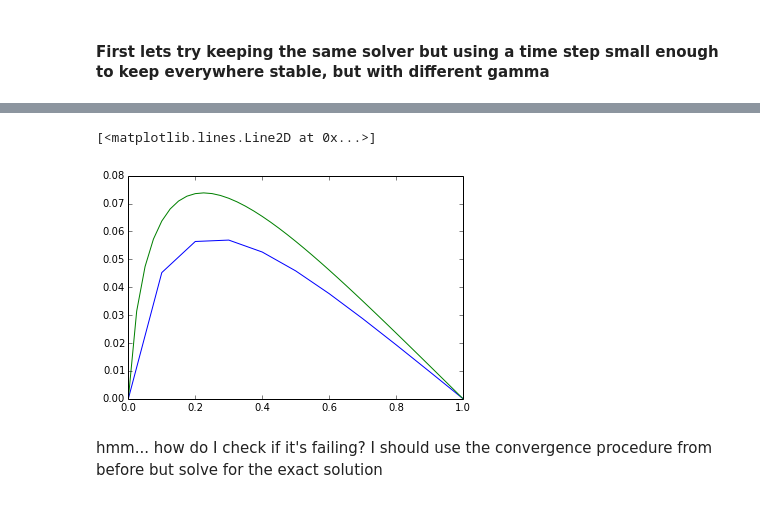
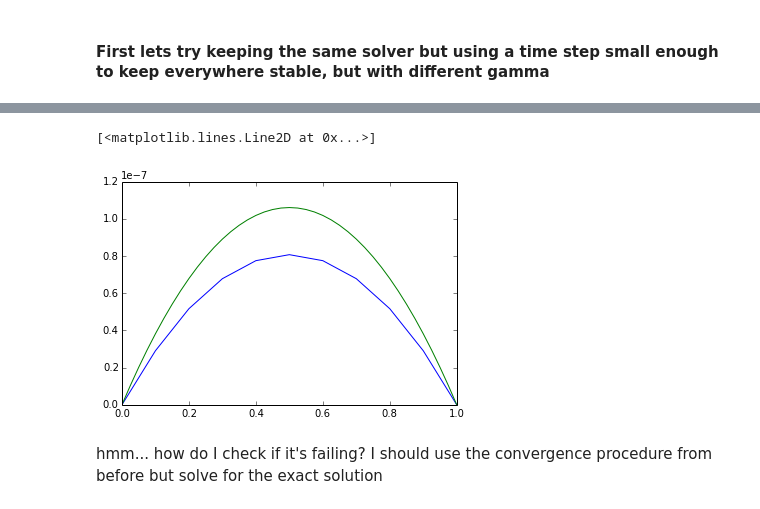
Before and after one commit to jedman/numerics, a Jupyter notebook: src1/heatequation.ipynb, the cells around one changed output, grey strips where cells are left out. Drawn from its saved outputs; the diff is of its cells as text; code cells hidden in the pictures.

Commit message:
added some nonlinear things

```diff
--- a/src1/heatequation.ipynb
+++ b/src1/heatequation.ipynb
@@ -251,22 +251,33 @@ problem: how do adjacent points with different alpha talk to each other? Is it s
 # %% [markdown]
 #### First lets try keeping the same solver but using a time step small enough to keep everywhere stable, but with different gamma
 # %%
-def heat_solver_nl(hinv,kinv,init='sine'):
-    '''solve the heat equation using with space step 1/hinv and time step 1/kinv along the interval [0,1]
-    and return the entire result'''
-    u = np.zeros((kinv+1,hinv+1))
+def heat_solver_nl(hinv,kinv,alpha,init='sine'):
+    '''solve the nonlinear heat equation (with heat diffusivity alpha(x))
+    using with space step 1/hinv and time step 1/kinv along the interval [0,1]
+    and return the solution at t=1'''
     x = np.linspace(0,1,num=hinv+1)
-    alpha = 3*x**2
-    gamma = (alpha/kinv)/(1./hinv)**2
+    u = np.zeros((2,hinv+1))
+    #alpha = 8*(x-x**2)
+    gamma = (alpha(x)/kinv)/(1./hinv)**2
+    print gamma
+    if max(gamma) > 0.5:
+        kinv = int((max(alpha(x))/0.5)/(1./hinv)**2)+1
+        print 'warning: changing kinv to {0} for stability'.format(kinv)
+        gamma = (alpha(x)/kinv)/(1./hinv)**2
+        print gamma
     if init == 'sine':
-        u[0,:] = np.sin(pi*x)
+        u[1,:] = np.sin(pi*x)
     if init == 'arc':
-        u[0,:] = x*(1-x)
+        u[1,:] = x*(1-x)
     for i in xrange(0,kinv):
-        #u[i,:] = u[i+1,:]
+        u[0,:] = u[1,:]
         for j in xrange(1,hinv):
-            u[i+1,j] = u[i,j] + gamma[j] * (u[i,j+1] - 2*u[i,j] + u[i,j-1])
+            u[1,j] = u[0,j] + gamma[j] * (u[0,j+1] - 2*u[0,j] + u[0,j-1])
         #apply boundary conditions
-        u[i+1,0] = 0
-        u[i+1,-1] = 0
+        u[1,0] = 0
+        u[1,-1] = 0
     return u
+# %%
+alpha = lambda y: y/y
+x = np.linspace(0,1,num=10+1)
+print alpha(x)
@@ -273,5 +286,4 @@ def heat_solver_nl(hinv,kinv,init='sine'):
 # %%
-test = heat_solver_nl(10,600)
+test = heat_solver_nl(10,600, alpha)
 x = np.linspace(0,1,num=11)
-test40 = heat_solver_nl(40,9600)
-x40 = np.linspace(0,1,num = 41)
+plot(x, test[1,:])
@@ -277,0 +295,3 @@ x40 = np.linspace(0,1,num = 41)
+# %%
+test40 = heat_solver_nl(40,9600, alpha )
+x40 = np.linspace(0,1,num = 41)
@@ -278,9 +306,9 @@ x40 = np.linspace(0,1,num = 41)
 # %%
-plot(x, test[600,:])
+plot(x, test[399,:])
 plot(x40,test40[9600,:])
 # %% [output]
 [<matplotlib.lines.Line2D at 0x...>]
-[figure, old version]
+[figure, new version]
 # %% [markdown]
 hmm... how do I check if it's failing? I should use the convergence procedure from before but solve for the exact solution
 # %%
```
Also changed, not shown: parts of 10 cells of this notebook, 5 other files.
